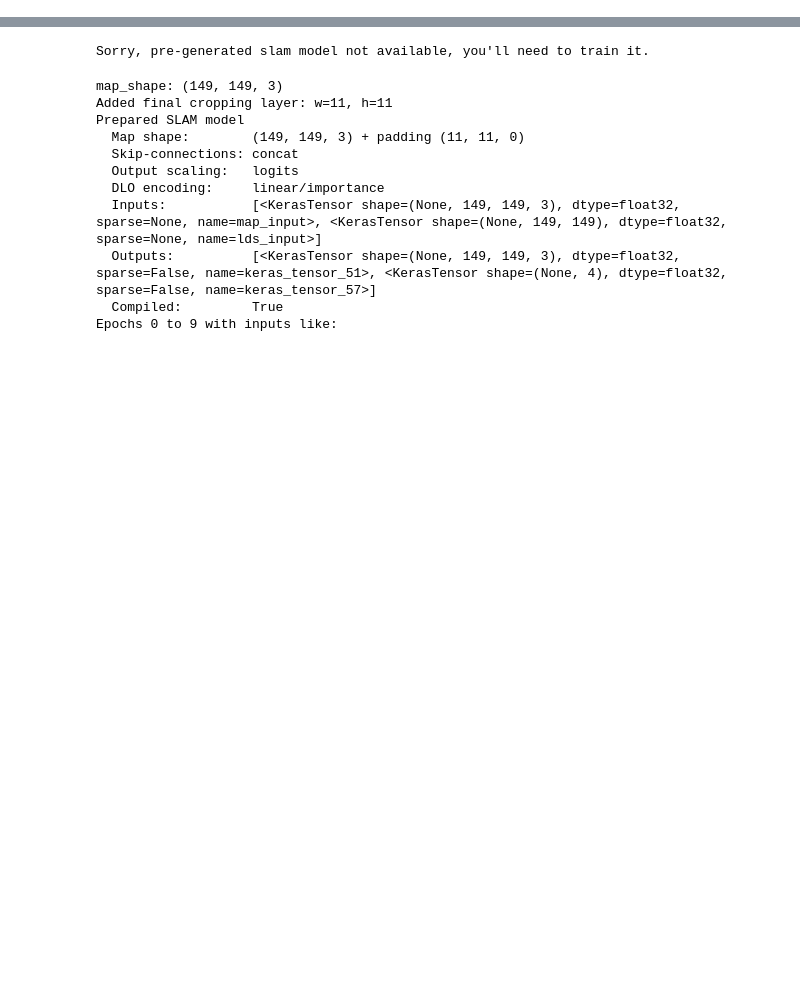
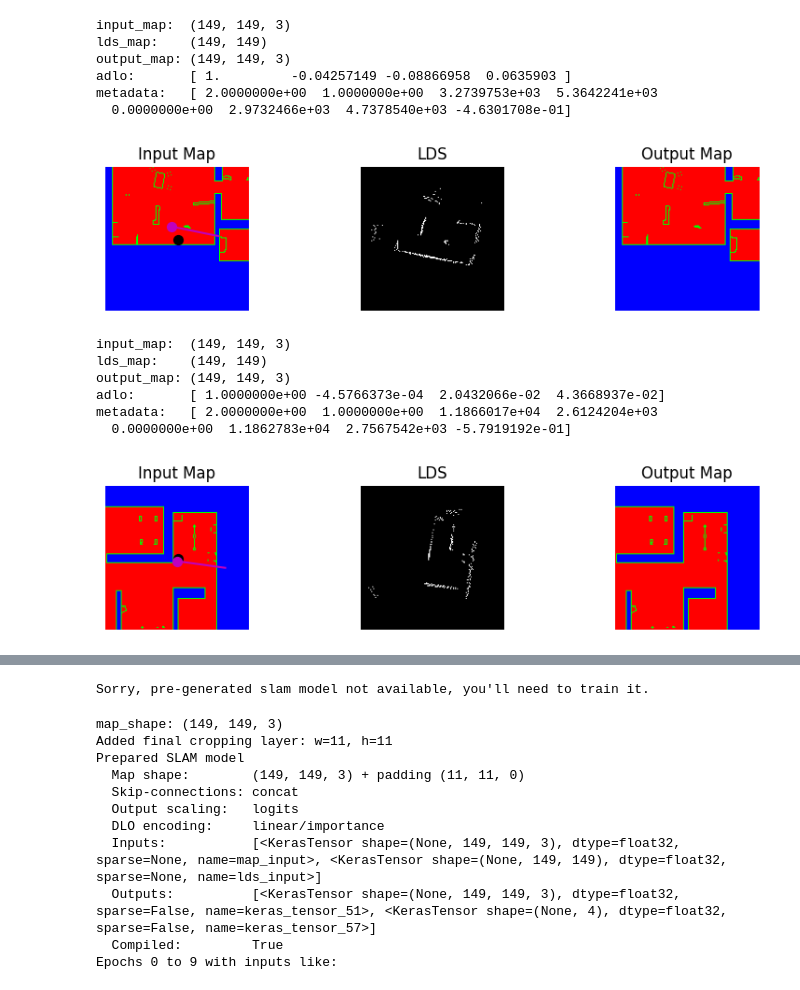
Before and after one commit to malcolmlett/robovac, a Jupyter notebook: SLAM.ipynb, the cells around one changed output, grey strips where cells are left out. Drawn from its saved outputs; the diff is of its cells as text; code cells hidden in the pictures; blank space fills up the shorter version.

```diff
--- a/SLAM.ipynb
+++ b/SLAM.ipynb
@@ -204,0 +290,17 @@ Dataset saved to experimental-slam-training-data5.npz
+# %%
+slam_data.show_dataset(train_data, num=2, sample_types=1)
+# %% [output]
+input_map:  (149, 149, 3)
+lds_map:    (149, 149)
+output_map: (149, 149, 3)
+adlo:       [ 1.         -0.04257149 -0.08866958  0.0635903 ]
+metadata:   [ 2.0000000e+00  1.0000000e+00  3.2739753e+03  5.3642241e+03
+  0.0000000e+00  2.9732466e+03  4.7378540e+03 -4.6301708e-01]
+[figure, added]
+input_map:  (149, 149, 3)
+lds_map:    (149, 149)
+output_map: (149, 149, 3)
+adlo:       [ 1.0000000e+00 -4.5766373e-04  2.0432066e-02  4.3668937e-02]
+metadata:   [ 2.0000000e+00  1.0000000e+00  1.1866017e+04  2.6124204e+03
+  0.0000000e+00  1.1862783e+04  2.7567542e+03 -5.7919192e-01]
+[figure, added]
```
Also changed, not shown: parts of 27 cells of this notebook.
